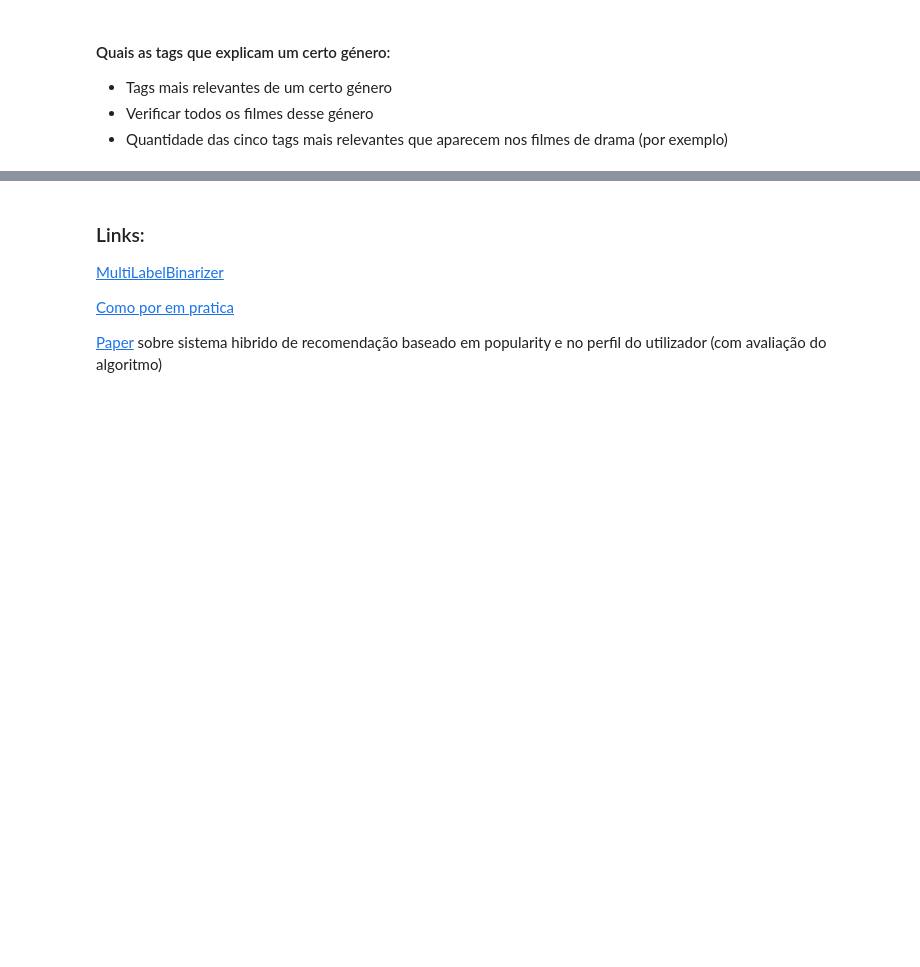
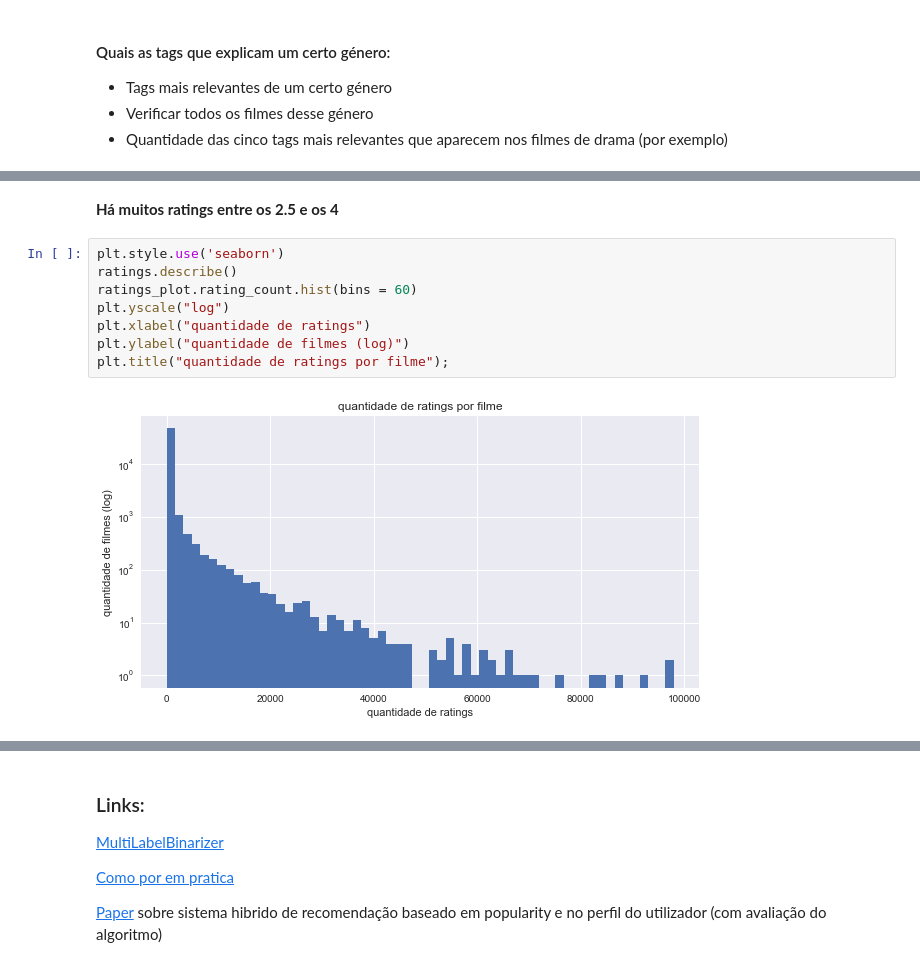
Before and after one commit to Vasco27/projeto_ids_1920, a Jupyter notebook: data_exploring.ipynb, the cells around one changed output, grey strips where cells are left out. Saved outputs shown, nothing was run; the diff lists cells and outputs as text; blank space fills up the shorter version.

```diff
--- a/data_exploring.ipynb
+++ b/data_exploring.ipynb
@@ -369,0 +407,12 @@ plt.show()
+# %% [markdown]
+**Há muitos ratings entre os 2.5 e os 4**
+# %%
+plt.style.use('seaborn')
+ratings.describe()
+ratings_plot.rating_count.hist(bins = 60)
+plt.yscale("log")
+plt.xlabel("quantidade de ratings")
+plt.ylabel("quantidade de filmes (log)")
+plt.title("quantidade de ratings por filme");
+# %% [output]
+[figure, added]
```
Also changed, not shown: parts of 8 cells of this notebook.
